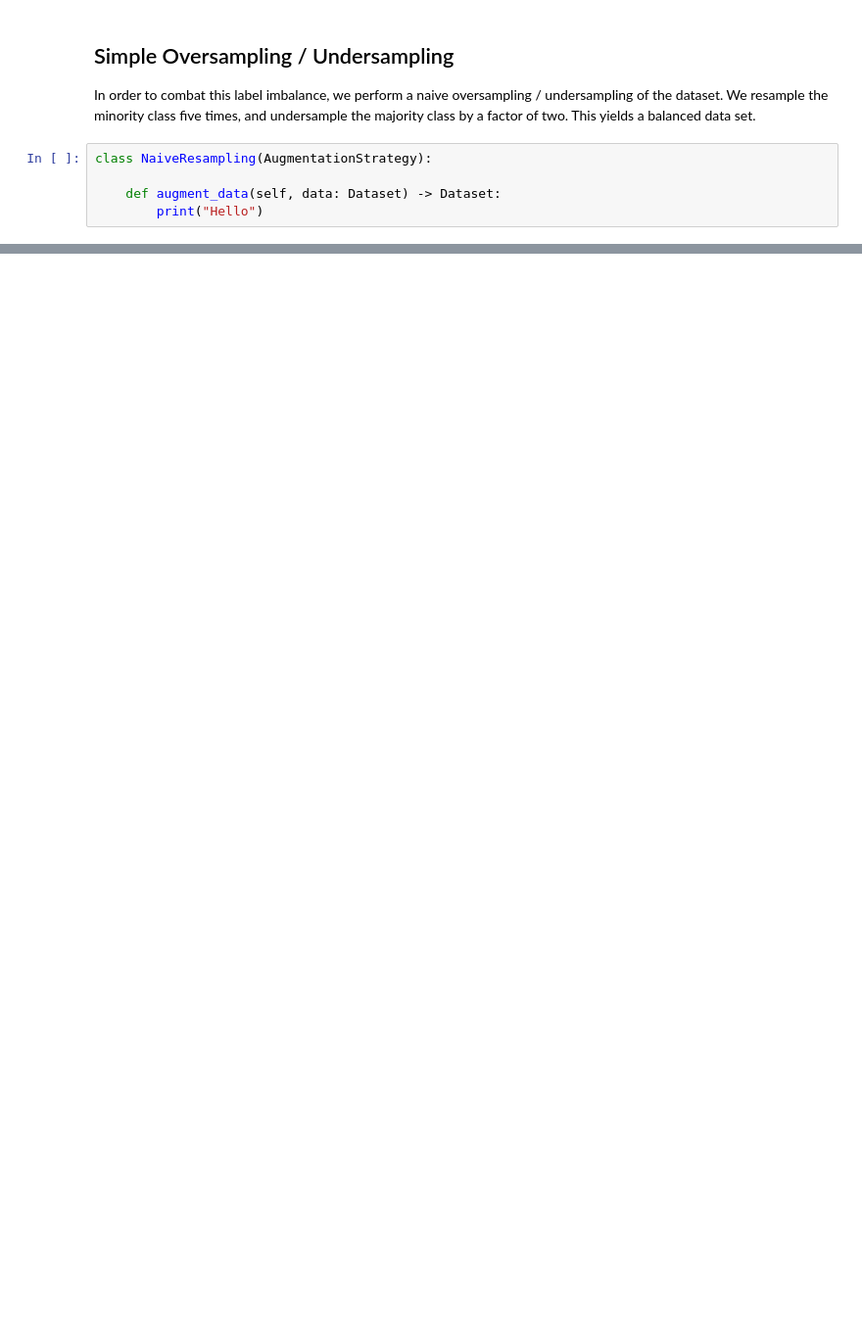
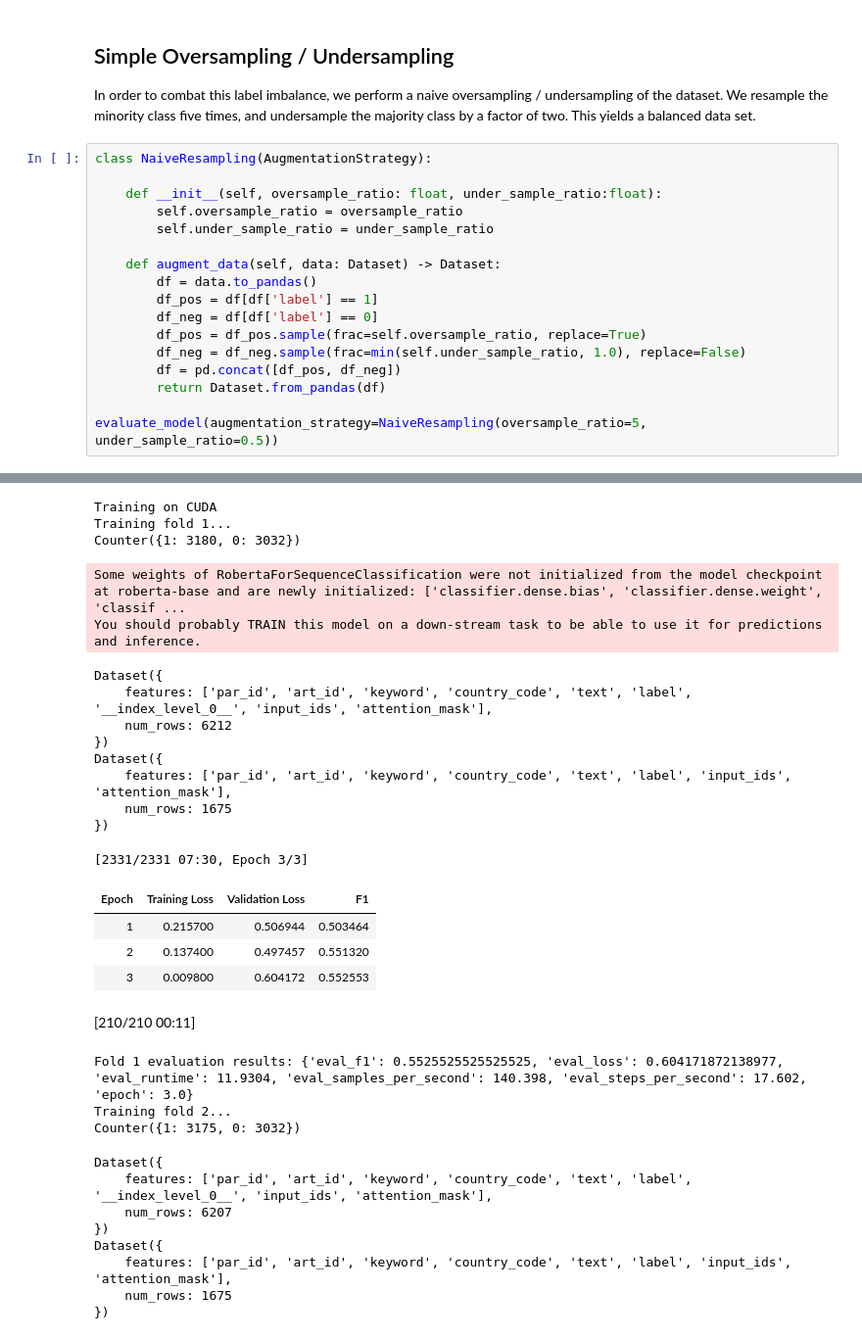
Before and after one commit to shiva-tk/dont-patronize-me, a Jupyter notebook: experiments.ipynb, the cells around one changed output, grey strips where cells are left out. Shown: that part at 98% size. Saved outputs shown, nothing was run; the diff lists cells and outputs as text; blank space fills up the shorter version.

Commit message:
Experiment 2 -- naive over/under-sampling

```diff
--- a/experiments.ipynb
+++ b/experiments.ipynb
@@ -51,8 +55,21 @@ samples.
 # %% [markdown]
 ## Simple Oversampling / Undersampling
 In order to combat this label imbalance, we perform a naive oversampling / undersampling of the dataset. We resample the minority class five times, and undersample the majority class by a factor of two. This yields a balanced data set.
-# %%
-class NaiveResampling(AugmentationStrategy):
-
-    def augment_data(self, data: Dataset) -> Dataset:
-        print("Hello")
+# %%
+class NaiveResampling(AugmentationStrategy):
+
+    def __init__(self, oversample_ratio: float, under_sample_ratio:float):
+        self.oversample_ratio = oversample_ratio
+        self.under_sample_ratio = under_sample_ratio
+
+    def augment_data(self, data: Dataset) -> Dataset:
+        df = data.to_pandas()
+        df_pos = df[df['label'] == 1]
+        df_neg = df[df['label'] == 0]
+        df_pos = df_pos.sample(frac=self.oversample_ratio, replace=True)
+        df_neg = df_neg.sample(frac=min(self.under_sample_ratio, 1.0), replace=False)
+        df = pd.concat([df_pos, df_neg])
+        return Dataset.from_pandas(df)
+
+evaluate_model(augmentation_strategy=NaiveResampling(oversample_ratio=5, under_sample_ratio=0.5))
+# %% [output]
@@ -58,0 +83,30 @@ class NaiveResampling(AugmentationStrategy):
+Training on CUDA
+Training fold 1...
+Counter({1: 3180, 0: 3032})
+Some weights of RobertaForSequenceClassification were not initialized from the model checkpoint at roberta-base and are newly initialized: ['classifier.dense.bias', 'classifier.dense.weight', 'classif ...
+You should probably TRAIN this model on a down-stream task to be able to use it for predictions and inference.
+Dataset({
+    features: ['par_id', 'art_id', 'keyword', 'country_code', 'text', 'label', '__index_level_0__', 'input_ids', 'attention_mask'],
+    num_rows: 6212
+})
+Dataset({
+    features: ['par_id', 'art_id', 'keyword', 'country_code', 'text', 'label', 'input_ids', 'attention_mask'],
+    num_rows: 1675
+})
+[2331/2331 07:30, Epoch 3/3]
+| Epoch | Training Loss | Validation Loss | F1 |
+| 1 | 0.215700 | 0.506944 | 0.503464 |
+| 2 | 0.137400 | 0.497457 | 0.551320 |
+| 3 | 0.009800 | 0.604172 | 0.552553 |
+[210/210 00:11]
+Fold 1 evaluation results: {'eval_f1': 0.5525525525525525, 'eval_loss': 0.604171872138977, 'eval_runtime': 11.9304, 'eval_samples_per_second': 140.398, 'eval_steps_per_second': 17.602, 'epoch': 3.0}
+Training fold 2...
+Counter({1: 3175, 0: 3032})
+Dataset({
+    features: ['par_id', 'art_id', 'keyword', 'country_code', 'text', 'label', '__index_level_0__', 'input_ids', 'attention_mask'],
+    num_rows: 6207
+})
+Dataset({
+    features: ['par_id', 'art_id', 'keyword', 'country_code', 'text', 'label', 'input_ids', 'attention_mask'],
+    num_rows: 1675
+})
```
Also changed, not shown: parts of 9 cells of this notebook, 1 other file.
